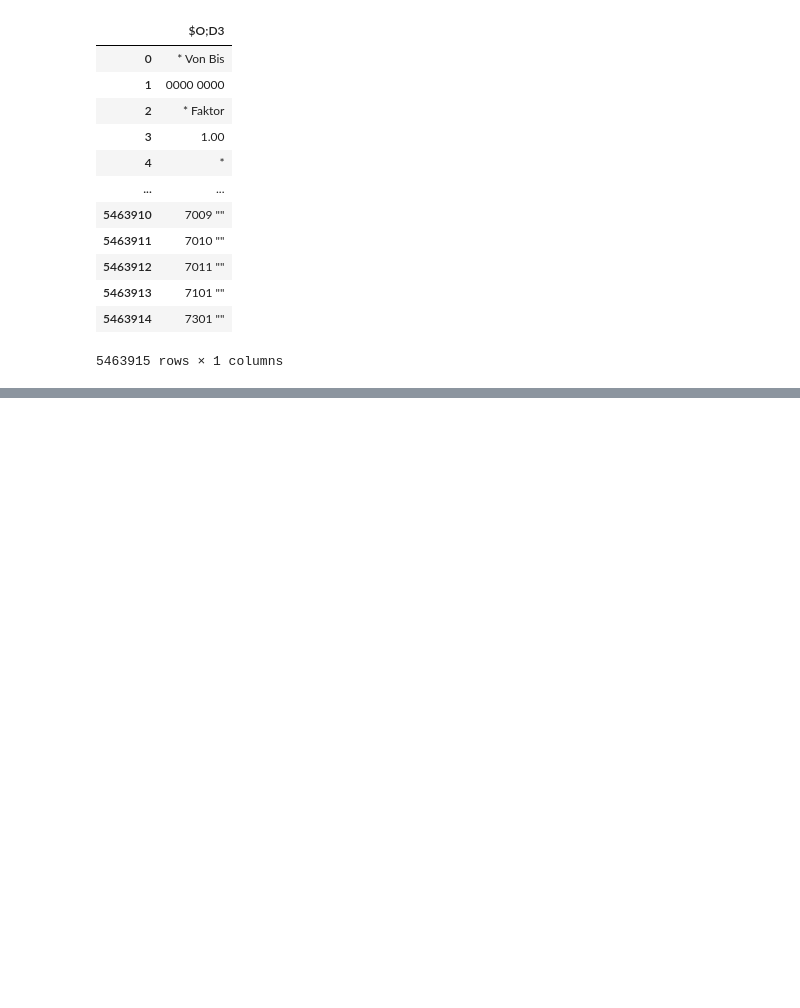
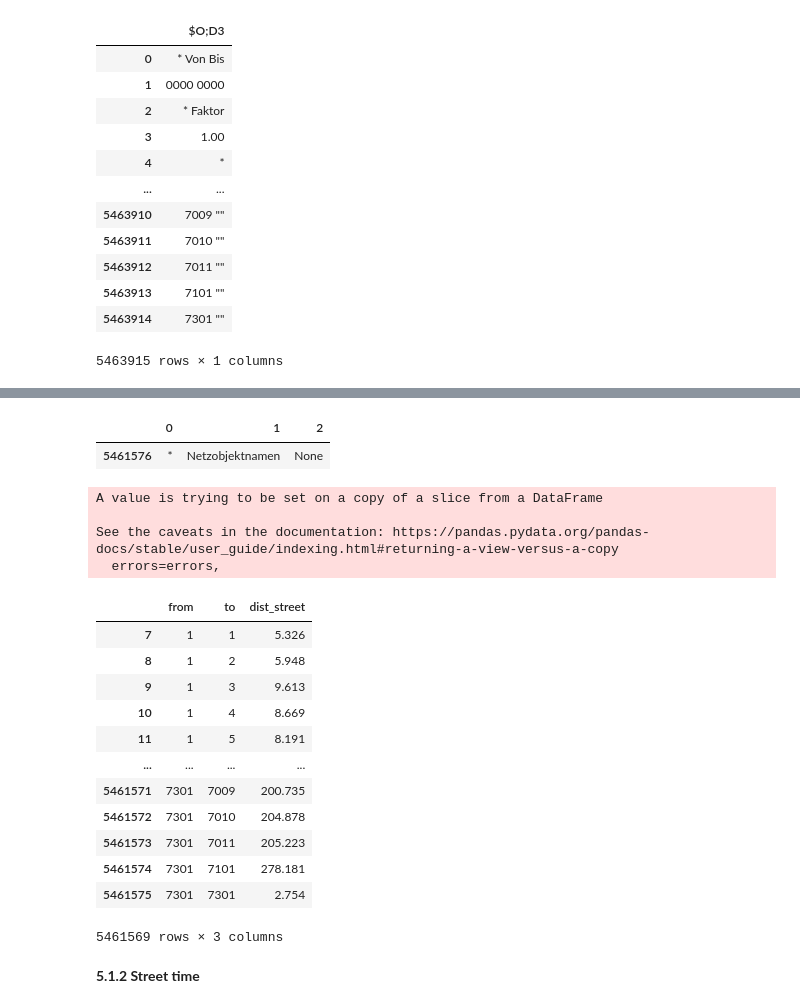
Before and after one commit to Icelander169/MasterThesis, a Jupyter notebook: 01_Reading_Data.ipynb, the cells around one changed output, grey strips where cells are left out. Drawn from its saved outputs; the diff is of its cells as text; code cells hidden in the pictures; blank space fills up the shorter version.

```diff
--- a/01_Reading_Data.ipynb
+++ b/01_Reading_Data.ipynb
@@ -250,0 +276,3 @@ time_pt
+# %%
+dist_st.drop(dist_st.index[0:7], inplace=True)
+dist_st
@@ -250,0 +295,5 @@ time_pt
+# %%
+dist_st.loc[dist_st[1] == "Netzobjektnamen"]
+# %% [output]
+|  | 0 | 1 | 2 |
+| 5461576 | * | Netzobjektnamen | None |
@@ -250,0 +302,25 @@ time_pt
+# %%
+dist_st.rename(columns = {0: "from", 1: "to", 2: "dist_street"}, inplace = True)
+# %% [output]
+A value is trying to be set on a copy of a slice from a DataFrame
+
+See the caveats in the documentation: https://pandas.pydata.org/pandas-docs/stable/user_guide/indexing.html#returning-a-view-versus-a-copy
+  errors=errors,
+# %%
+dist_st
+# %% [output]
+|  | from | to | dist_street |
+| 7 | 1 | 1 | 5.326 |
+| 8 | 1 | 2 | 5.948 |
+| 9 | 1 | 3 | 9.613 |
+| 10 | 1 | 4 | 8.669 |
+| 11 | 1 | 5 | 8.191 |
+| ... | ... | ... | ... |
+| 5461571 | 7301 | 7009 | 200.735 |
+| 5461572 | 7301 | 7010 | 204.878 |
+| 5461573 | 7301 | 7011 | 205.223 |
+| 5461574 | 7301 | 7101 | 278.181 |
+| 5461575 | 7301 | 7301 | 2.754 |
+5461569 rows × 3 columns
+# %% [markdown]
+**5.1.2 Street time**
```
Also changed, not shown: parts of 50 cells of this notebook.
